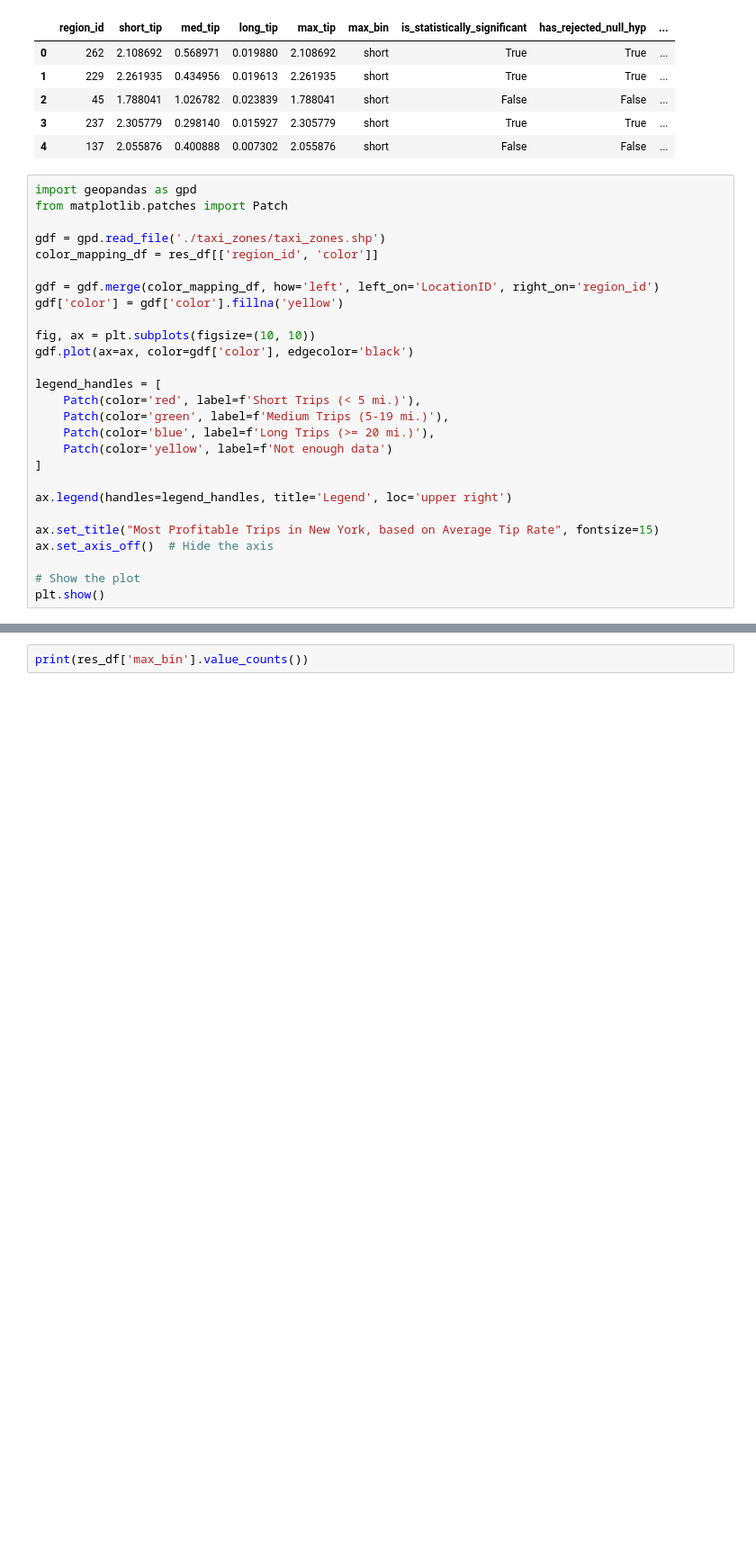
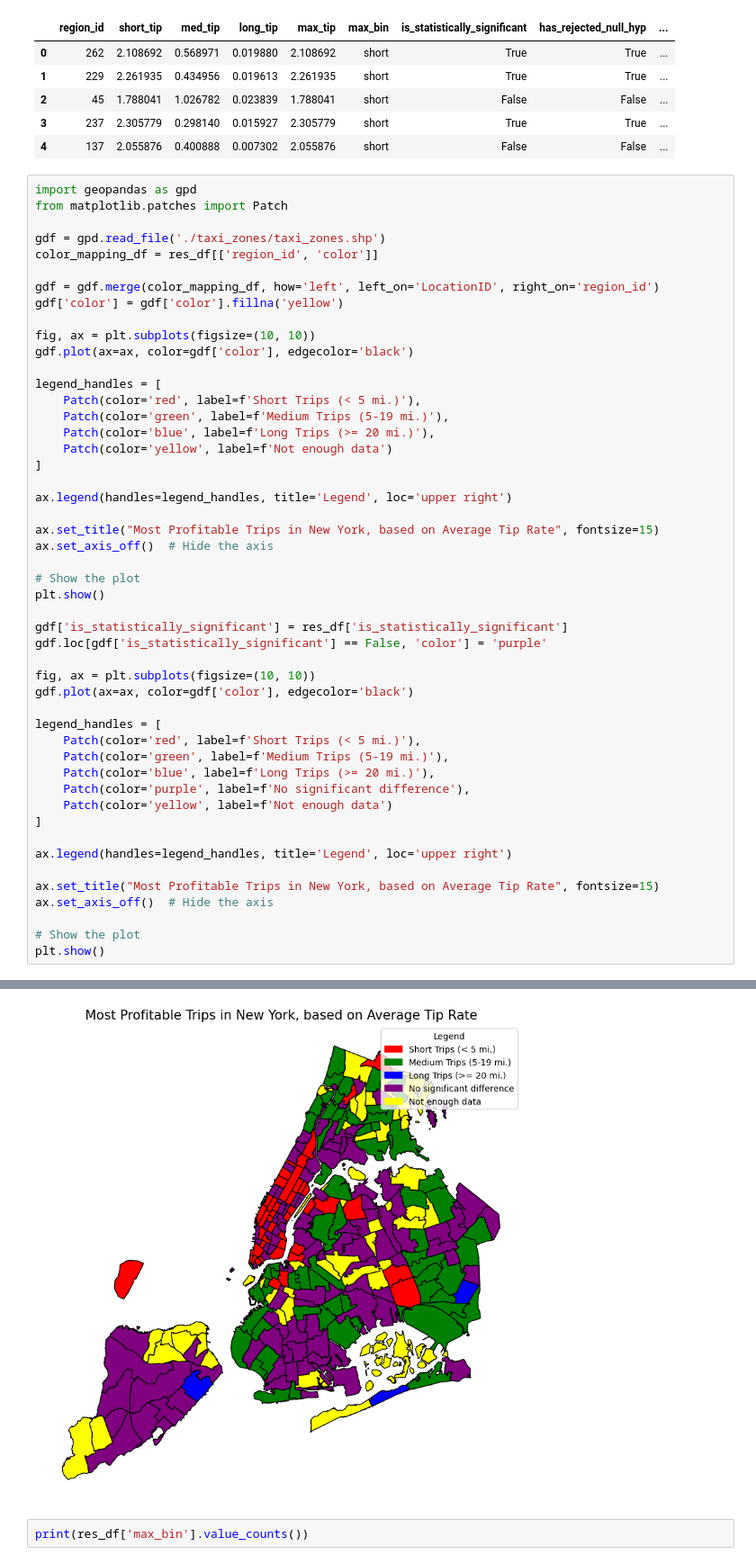
Before and after one commit to Aleyssu/CabBoost, a Jupyter notebook: kevin_rq3.ipynb, the cells around one changed output, grey strips where cells are left out. Shown at 90% size. Cells and saved outputs as stored; diff of their text form; blank space fills up the shorter version.

Commit message:
add show significant difference

```diff
--- a/kevin_rq3.ipynb
+++ b/kevin_rq3.ipynb
@@ -648,32 +646,55 @@ res_df.head()
 # %%
 import geopandas as gpd
 from matplotlib.patches import Patch
 
 gdf = gpd.read_file('./taxi_zones/taxi_zones.shp')
 color_mapping_df = res_df[['region_id', 'color']]
 
 gdf = gdf.merge(color_mapping_df, how='left', left_on='LocationID', right_on='region_id')
 gdf['color'] = gdf['color'].fillna('yellow')
 
 fig, ax = plt.subplots(figsize=(10, 10))
 gdf.plot(ax=ax, color=gdf['color'], edgecolor='black')
 
 legend_handles = [
     Patch(color='red', label=f'Short Trips (< 5 mi.)'),
     Patch(color='green', label=f'Medium Trips (5-19 mi.)'),
     Patch(color='blue', label=f'Long Trips (>= 20 mi.)'),
     Patch(color='yellow', label=f'Not enough data')
 ]
 
 ax.legend(handles=legend_handles, title='Legend', loc='upper right')
 
 ax.set_title("Most Profitable Trips in New York, based on Average Tip Rate", fontsize=15)
 ax.set_axis_off()  # Hide the axis
 
 # Show the plot
 plt.show()
+
+gdf['is_statistically_significant'] = res_df['is_statistically_significant']
+gdf.loc[gdf['is_statistically_significant'] == False, 'color'] = 'purple'
+
+fig, ax = plt.subplots(figsize=(10, 10))
+gdf.plot(ax=ax, color=gdf['color'], edgecolor='black')
+
+legend_handles = [
+    Patch(color='red', label=f'Short Trips (< 5 mi.)'),
+    Patch(color='green', label=f'Medium Trips (5-19 mi.)'),
+    Patch(color='blue', label=f'Long Trips (>= 20 mi.)'),
+    Patch(color='purple', label=f'No significant difference'),
+    Patch(color='yellow', label=f'Not enough data')
+]
+
+ax.legend(handles=legend_handles, title='Legend', loc='upper right')
+
+ax.set_title("Most Profitable Trips in New York, based on Average Tip Rate", fontsize=15)
+ax.set_axis_off()  # Hide the axis
+
+# Show the plot
+plt.show()
 # %% [output]
 [figure]
+[figure, added]
 # %%
 print(res_df['max_bin'].value_counts())
 # %% [output]
```
Also changed, not shown: parts of 2 cells of this notebook.
